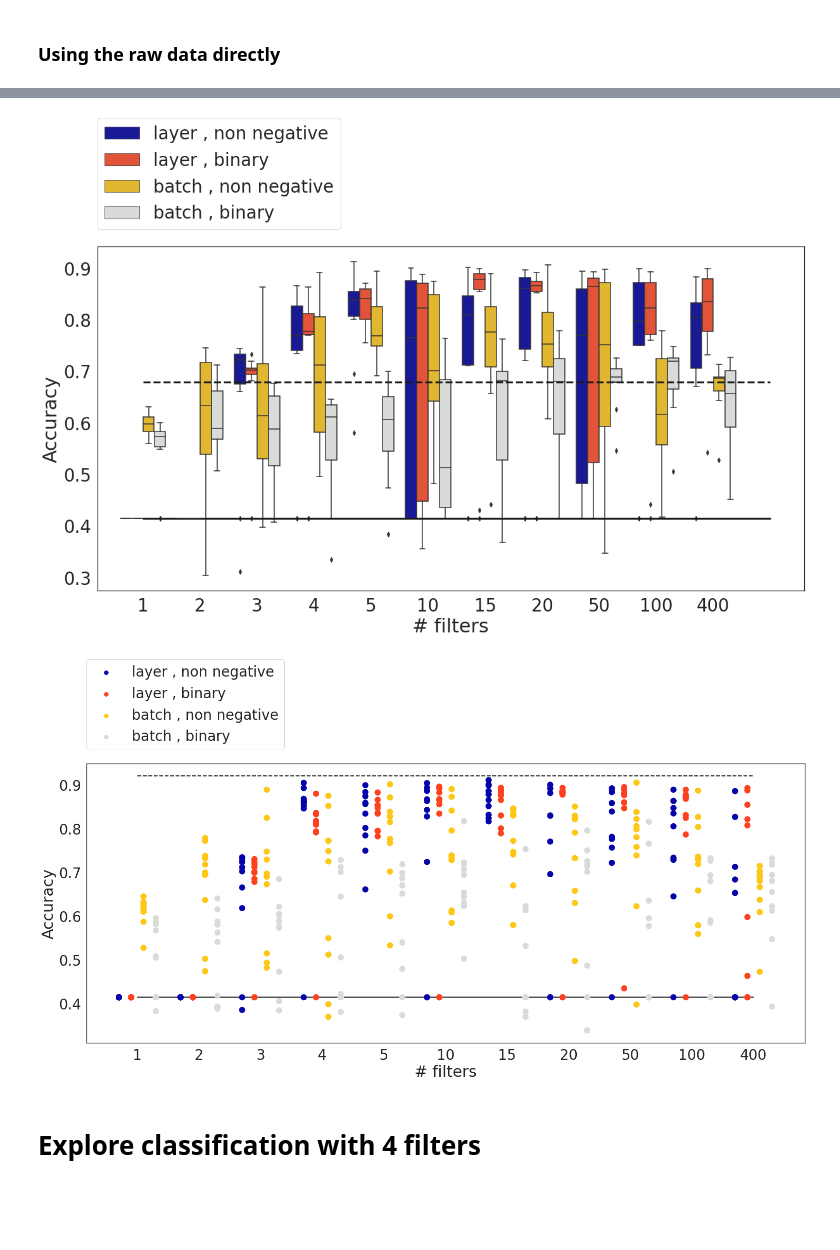
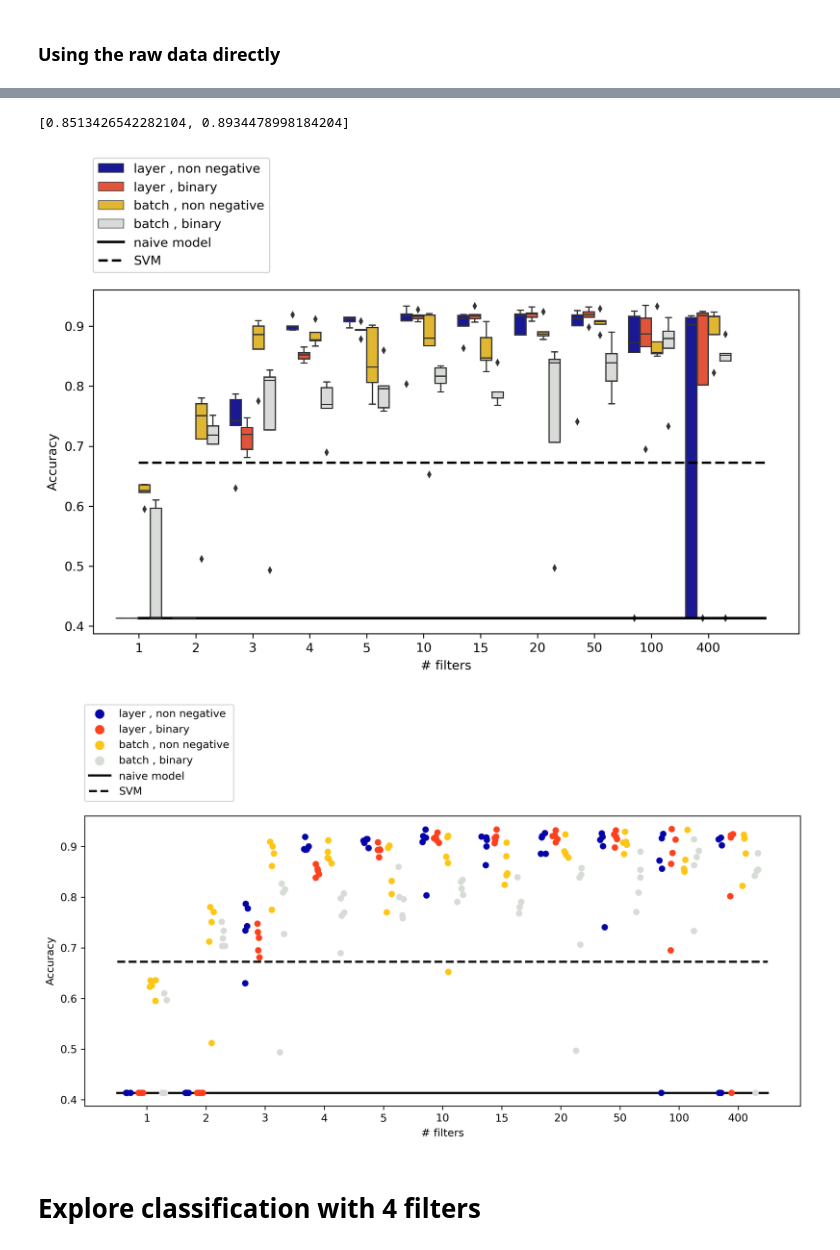
Before and after one commit to semraulab/raman, a Jupyter notebook: raman_analysis.ipynb, the cells around one changed output, grey strips where cells are left out. Saved outputs shown, nothing was run; the diff lists cells and outputs as text; code cells hidden in the pictures; blank space fills up the shorter version.

Commit message:
Training algorithm finalized

```diff
--- a/raman_analysis.ipynb
+++ b/raman_analysis.ipynb
@@ -8,6 +8,9 @@ from os import listdir
 from sklearn.decomposition import PCA
 from sklearn.manifold import TSNE
 import matplotlib.pyplot as plt
+plt.rcParams['figure.dpi'] = 300
+plt.rcParams['savefig.dpi'] = 300
+
 import seaborn as sns
 import numpy as np
 from scipy import sparse
@@ -851,12 +867,12 @@ np.random.seed(42)
 tf.random.set_seed(42)
 
 Nfilters = [1,2,3,4,5,10,15,20,50,100,400]
-Nfilters = [4]
-Nreps = 10
+
+Nreps = 5
 
 constraints = ['non negative','binary']
 norms = ['layer','batch']
-norms = ['layer']
+
 
 acc_filter = { Nfilter :
                     {norm :
@@ -873,11 +889,11 @@ for Nfilt in Nfilters:
     for norm in norms:
 
         for i in range(Nreps):
-            acc_nonneg, test_index, is_correct,y_pred,y_test, weights, history_nonneg = train_nn_filter(X,y,random_state=9,
+            acc_nonneg, test_index, is_correct,y_pred,y_test, weights, history_nonneg = train_nn_filter(X,y,
                                                                                             Nfilters=Nfilt, norm = norm,
                                                                                             epochs=200,batch_size=16)
 
-            acc_binary, test_index, is_correct, y_pred,y_test, weights, history_binary = train_nn_filter(X,y,random_state=9,
+            acc_binary, test_index, is_correct, y_pred,y_test, weights, history_binary = train_nn_filter(X,y,
                                                                                         Nfilters=Nfilt,norm=norm,
                                                                                         constraint='Binary',preweights=weights,
                                                                                          epochs=200,batch_size=16)
@@ -885,10 +901,6 @@ for Nfilt in Nfilters:
             acc_filter[Nfilt][norm]['non negative'].append(acc_nonneg)
             acc_filter[Nfilt][norm]['binary'].append(acc_binary)
 
-            print(acc_filter)
-
-            if acc_binary < 0.5:
-                break
 
 
 with open('./results/acc_filter.pkl', 'wb') as f:
@@ -923,3 +908,7 @@ INFO:tensorflow:Using MirroredStrategy with devices ('/job:localhost/replica:0/t
+# %%
+[np.mean(acc_filter[i]['layer']['binary']) for i in [4,5]]
+# %% [output]
+[0.8513426542282104, 0.8934478998184204]
 # %%
 # file = open('./results/acc_filter.pkl','rb')
 # acc_filter = pickle.load(file)
@@ -935,42 +924,38 @@ acc_filter_df.index = pd.MultiIndex.from_tuples(acc_filter_df.index,names=['norm
 acc_filter_df = acc_filter_df.reset_index().drop('variable',axis=1)
 acc_filter_df['condition'] = acc_filter_df['normalization'] + ' , ' + acc_filter_df['constraint']
 # %%
-fig,ax = plt.subplots(figsize=[20,10])
-s = sns.boxplot(data=acc_filter_df,x='# filters',y='value',hue='condition',ax=ax,palette=mypalette)
-ax.plot([0,11],[base_acc,base_acc],'k-',lw=3);
-ax.plot([0,11],[acc_svm,acc_svm],'k--',lw=3);
+fig,ax = plt.subplots(figsize=[10,5])
+s = sns.boxplot(data=acc_filter_df,x='# filters',y='value',hue='condition',ax=ax,
+                palette=mypalette,linewidth=1,fliersize=3)
+ax.plot([0,11],[base_acc,base_acc],'k-',lw=2,label = 'naive model');
+ax.plot([0,11],[acc_svm,acc_svm],'k--',lw=2,label = 'SVM');
 # s.set(xscale='log')
 ax.set_ylabel('Accuracy')
 ax.legend(bbox_to_anchor=(0, 1.05), loc=3, borderaxespad=0.)
 
 fig.savefig('./figures/Fig4_ver1.png')
 # %% [output]
-[figure, old version]
+[figure, new version]
 # %%
 acc_filter_df_plot = acc_filter_df.copy()
 
 
-fig,ax = plt.subplots(figsize=[25,10])
-# s = sns.scatterplot(data=acc_filter_df_plot,x='# filters',y='value',hue='normalization',
-#                 style='constraint',palette=mypalette,ax=ax,s=100)
+fig,ax = plt.subplots(figsize=[12,5])
 
-# s = sns.scatterplot(data=acc_filter_df_plot,x='# filters',y='value',hue='condition',
-#                         palette=mypalette,ax=ax,s=100)
-
-s = sns.stripplot(data=acc_filter_df_plot,x='# filters',y='value',hue='condition',jitter=False,dodge=True,
-                        palette=mypalette,ax=ax,s=12)
+s = sns.stripplot(data=acc_filter_df_plot,x='# filters',y='value',hue='condition',jitter=0.2,dodge=True,
+                        palette=mypalette,ax=ax,s=6)
 
 
 
-ax.plot([0,10],[base_acc,base_acc],'k-',lw=2);
-ax.plot([0,10],[acc_svm,acc_svm],'k--',lw=2);
+ax.plot([-0.5,10.5],[base_acc,base_acc],'k-',lw=2,label = 'naive model');
+ax.plot([-0.5,10.5],[acc_svm,acc_svm],'k--',lw=2,label = 'SVM');
 # s.set(xscale='log')
 ax.set_ylabel('Accuracy')
 ax.legend(bbox_to_anchor=(0, 1.05), loc=3, borderaxespad=0.)
 
 fig.savefig('./figures/Fig4_ver2.png')
 # %% [output]
-[figure, old version]
+[figure, new version]
 # %% [markdown]
 # Explore classification with 4 filters
 # %%
```
Also changed, not shown: parts of 4 cells of this notebook, 3 other files.
